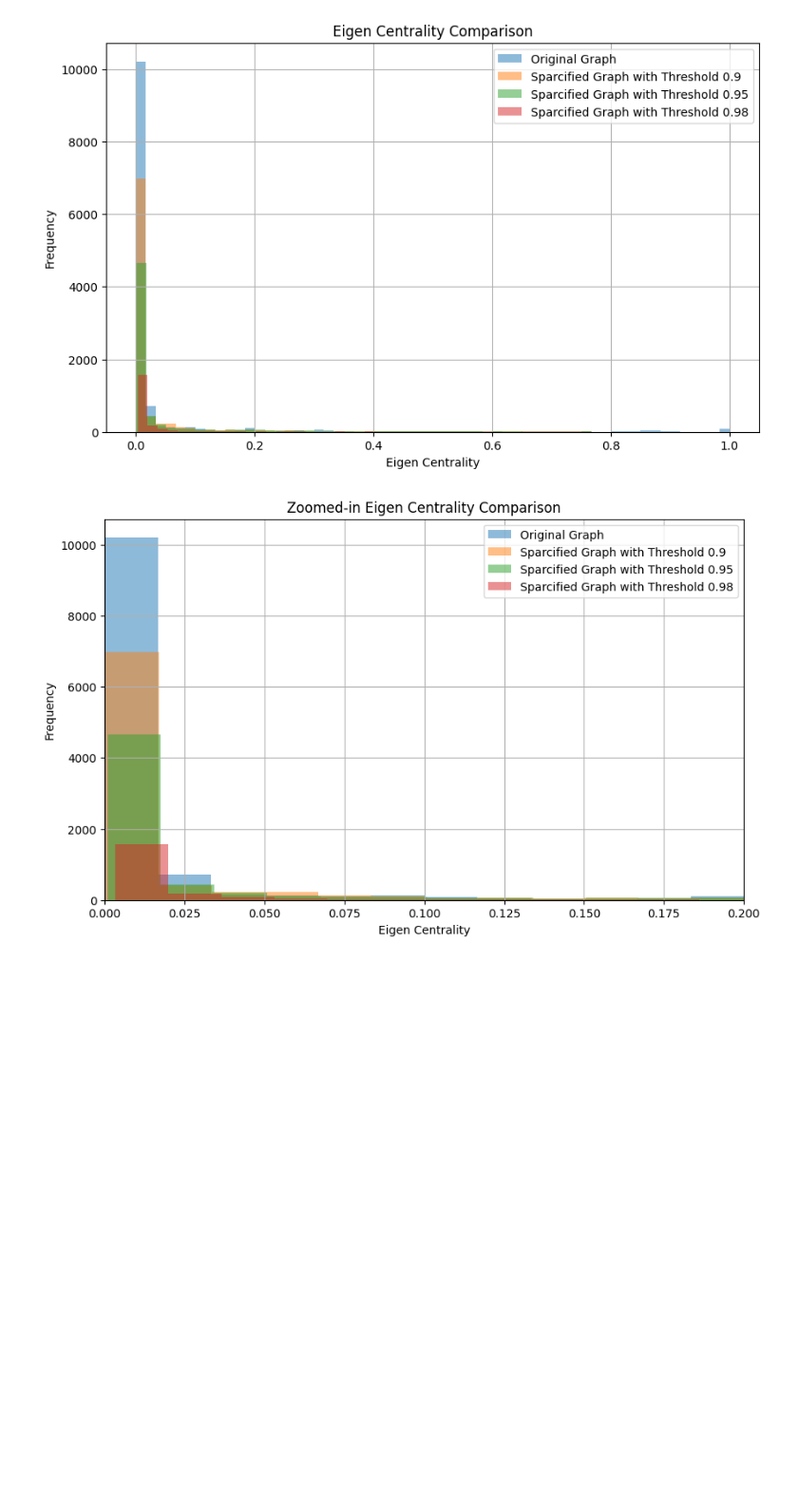
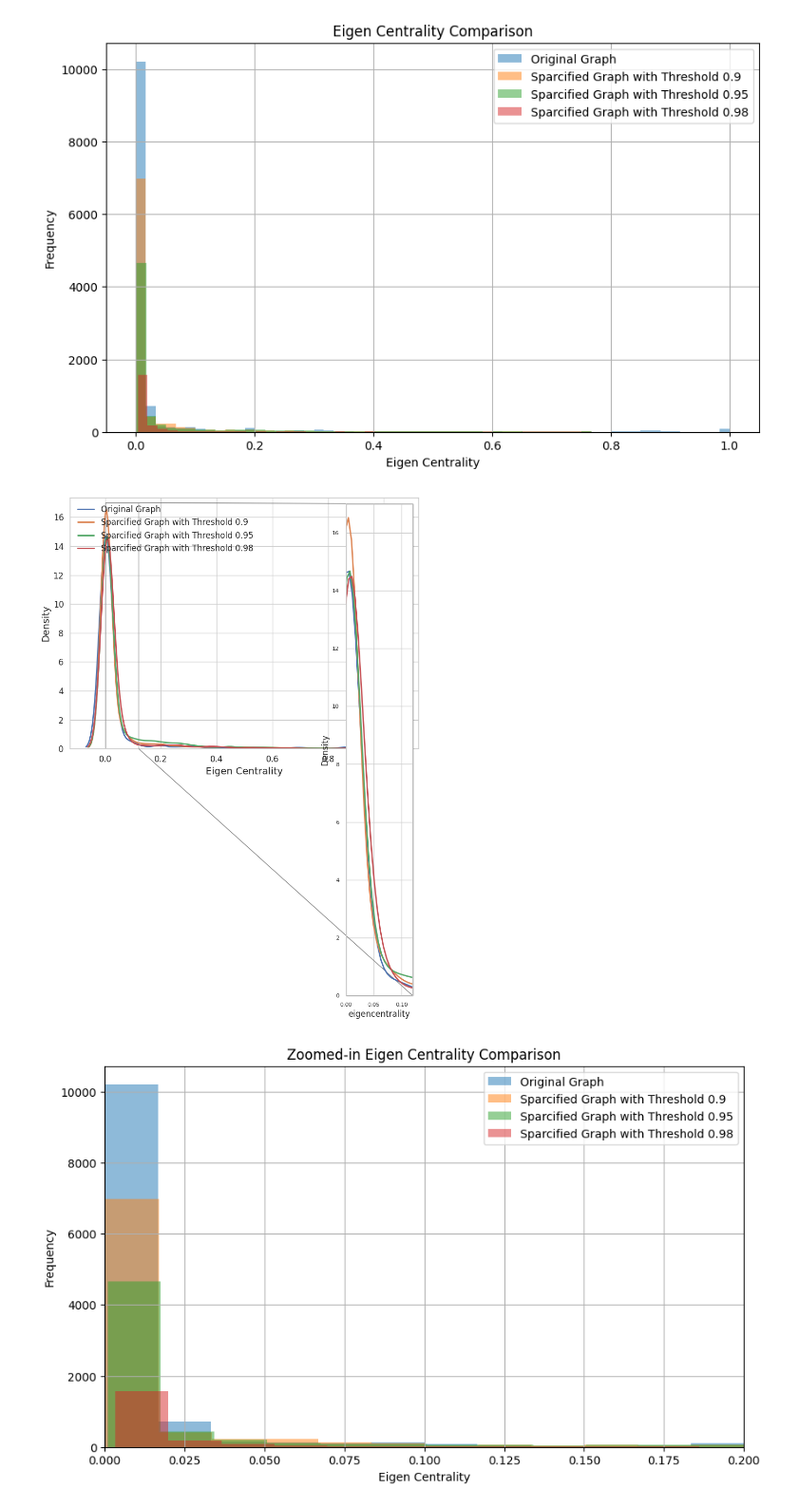
Before and after one commit to MehrdadJalali-AI/InverseLinkPredcition, a Jupyter notebook: Sparcification_Plots.ipynb, the cells around one changed output. Shown at 95% size. Saved outputs shown, nothing was run; the diff lists cells and outputs as text; code cells hidden in the pictures; blank space fills up the shorter version.

```diff
--- a/Sparcification_Plots.ipynb
+++ b/Sparcification_Plots.ipynb
@@ -418,6 +418,66 @@ plt.grid(True)
 plt.show()
 # %% [output]
 [figure]
+# %%
+import pandas as pd
+import matplotlib.pyplot as plt
+import matplotlib
+from mpl_toolkits.axes_grid1.inset_locator import zoomed_inset_axes, mark_inset
+import seaborn as sns
+
+# Load datasets
+files = {
+    'Original Graph': 'Nodes_Original.csv',
+    'Sparcified Graph with Threshold 0.9': 'Nodes_0.9.csv',
+    'Sparcified Graph with Threshold 0.95': 'Nodes_0.95.csv',
+    'Sparcified Graph with Threshold 0.98': 'Nodes_0.98.csv'
+}
+
+# ✅ Balanced figure size for KDE + inset
+plt.figure(figsize=(8, 6))
+matplotlib.rc('xtick', labelsize=12)
+matplotlib.rc('ytick', labelsize=12)
+
+ax = plt.axes()
+ax.set_xlabel('Eigen Centrality', fontsize=14)
+ax.set_ylabel('Density', fontsize=14)
+
+# KDE Plot (Main)
+for label, filename in files.items():
+    df = pd.read_csv(filename)
+    sns.kdeplot(df['eigencentrality'], label=label, linewidth=2, ax=ax)
+
+# ✅ Small and controlled inset
+axins = zoomed_inset_axes(ax, zoom=2, loc='upper right', borderpad=0.8)
+
+for label, filename in files.items():
+    df = pd.read_csv(filename)
+    sns.kdeplot(df['eigencentrality'], linewidth=2, ax=axins)
+
+# ✅ Focused zoom
+axins.set_xlim(0, 0.12)
+axins.set_ylim(0, 17)
+
+# Inset style
+axins.tick_params(axis='both', labelsize=8)
+axins.patch.set_edgecolor('black')
+axins.patch.set_linewidth(1)
+
+# ✅ Better connector positions
+mark_inset(ax, axins, loc1=1, loc2=4, fc="none", ec="0.5", linewidth=1)
+
+# ✅ Legend nicely positioned
+ax.legend(fontsize=12, loc='upper left', frameon=False)
+
+plt.tight_layout()
+
+# Save high-quality output
+plt.savefig("EigenCentrality_FinalPolished.svg", format="svg", bbox_inches='tight')
+plt.savefig("EigenCentrality_FinalPolished.png", dpi=300, bbox_inches='tight')
+
+plt.show()
+# %% [output]
+[figure, added]
 # %%
 import pandas as pd
 import matplotlib.pyplot as plt
```
Also changed, not shown: parts of 1 cell of this notebook.
